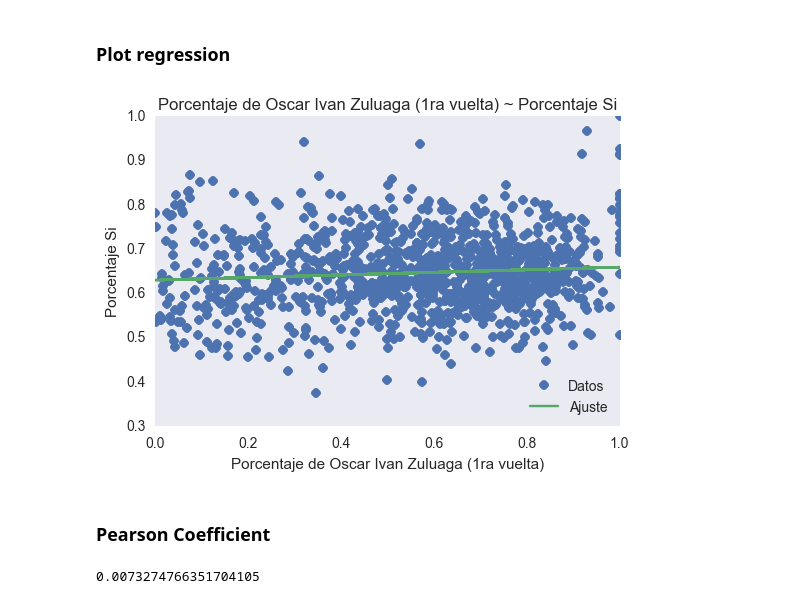
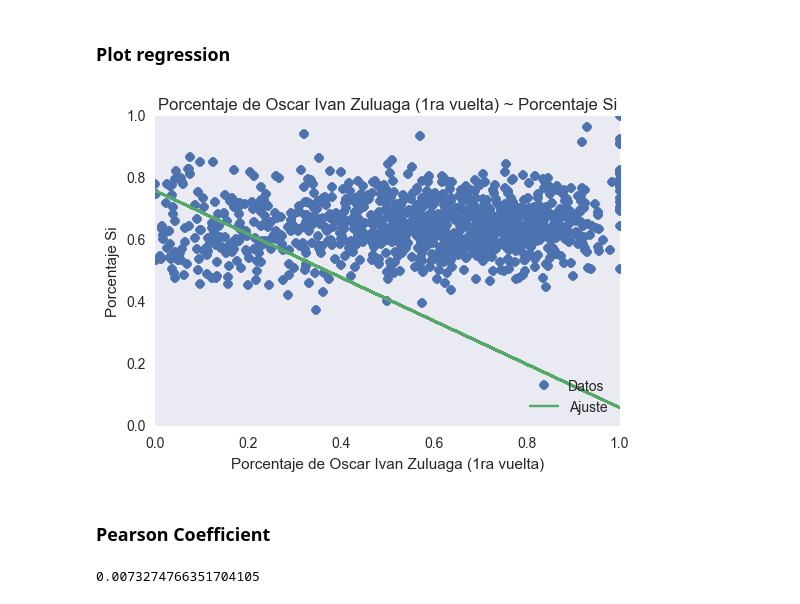
Before and after one commit to mvanegas10/Plebiscito-Colombia-2016, a Jupyter notebook: regresion.ipynb, the cells around one changed output. Saved outputs shown, nothing was run; the diff lists cells and outputs as text; code cells hidden in the pictures.

Commit message:
Grouped results

```diff
--- a/regresion.ipynb
+++ b/regresion.ipynb
@@ -51,6 +51,7 @@ municipios.plot(kind='scatter', x='Porcentaje de Oscar Ivan Zuluaga (1ra vuelta)
 # %% [markdown]
 ### Regression
 # %%
+results = {'Porcentaje No':{},'Porcentaje Si':{},'Abstencion':{}}
 for i in range(len(variables)):
     for j in range(len(comparacion)):
         variable = str(variables[i])
@@ -73,3 +74,5 @@ for i in range(len(variables)):
             sigmay=np.sqrt(sumy2/n - promy**2)
             sigmaxy=sumxy/n - promx*promy
             R2= (sigmaxy/(sigmax*sigmay))**2
+            results[comparador][variable] = [m,b,R2]
+results
@@ -76,27 +97,19 @@ for i in range(len(variables)):
 # %% [markdown]
 ### Plot regression
 # %%
-plt.plot(x,y,'o', label='Datos')
-plt.plot(x, m*x + b, label='Ajuste')
+plt.plot(np.array(municipios['Porcentaje de Oscar Ivan Zuluaga (1ra vuelta)'],np.array(municipios['Porcentaje Si'],'o', label='Datos')
+plt.plot(x, results['Porcentaje Si']['Porcentaje de Oscar Ivan Zuluaga (1ra vuelta)'][0]*x + results['Porcentaje Si']['Porcentaje de Oscar Ivan Zuluaga (1ra vuelta)'][1], label='Ajuste')
 plt.xlabel('Porcentaje de Oscar Ivan Zuluaga (1ra vuelta)')
 plt.ylabel('Porcentaje Si')
 plt.title('Porcentaje de Oscar Ivan Zuluaga (1ra vuelta) ~ Porcentaje Si')
 plt.grid()
 plt.legend(loc=4)
 plt.show()
 # %% [output]
-[figure, old version]
+[figure, new version]
 # %% [markdown]
 ### Pearson Coefficient
-# %%
-sigmax=np.sqrt(sumx2/n - promx**2)
-
-sigmay=np.sqrt(sumy2/n - promy**2)
-
-sigmaxy=sumxy/n - promx*promy
-
-R2= (sigmaxy/(sigmax*sigmay))**2
-
-R2
-# %% [output]
-0.0073274766351704105
+# %%
+results['Porcentaje Si']['Porcentaje de Oscar Ivan Zuluaga (1ra vuelta)'][2]
+# %% [output]
+0.0073274766351704105
```
Also changed, not shown: parts of 1 cell of this notebook.
